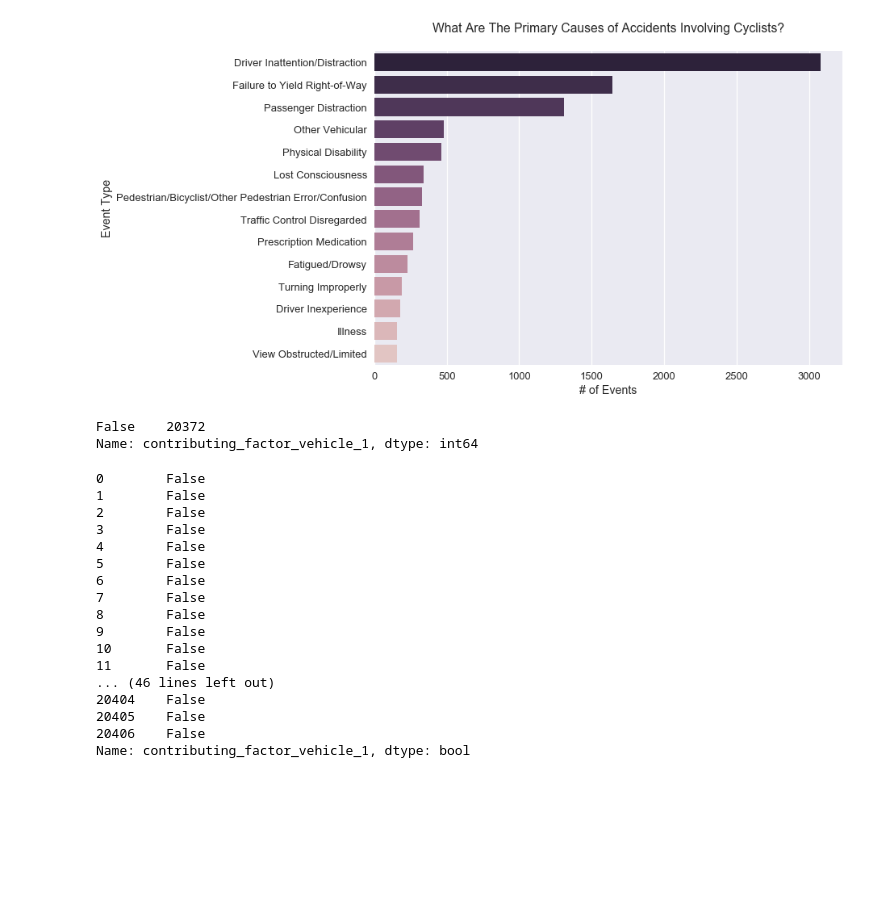
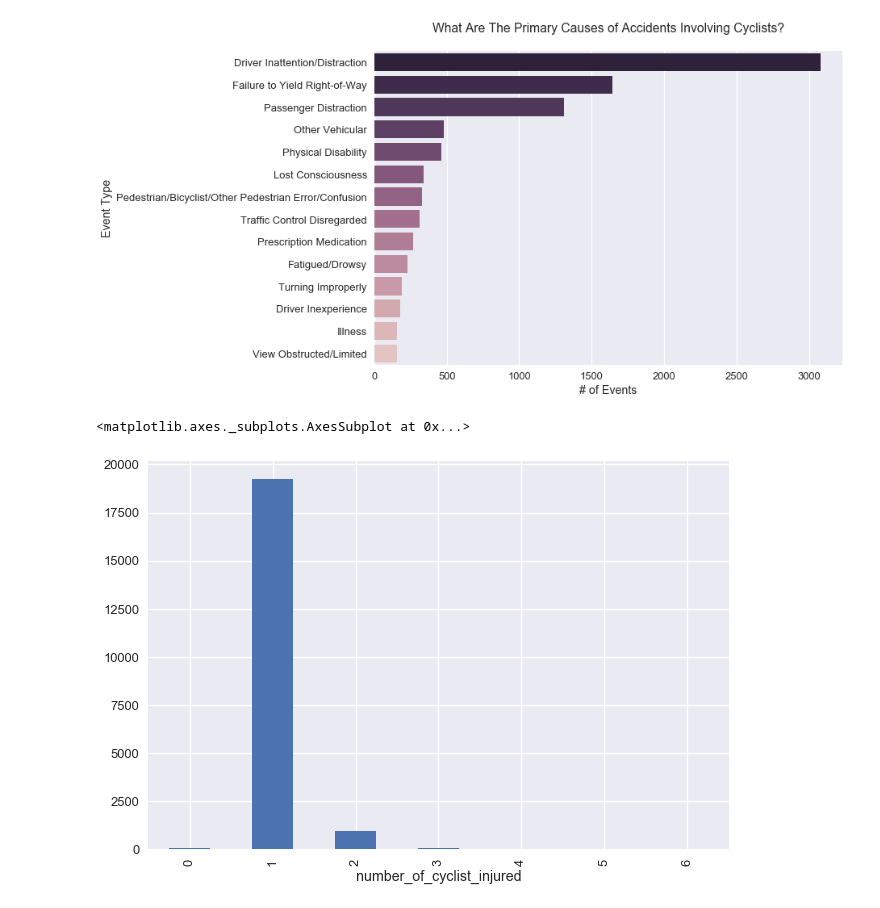
Before and after one commit to jpoles1/bikenyc, a Jupyter notebook: ImportData.ipynb, the cells around one changed output. Drawn from its saved outputs; the diff is of its cells as text; code cells hidden in the pictures; blank space fills up the shorter version.

```diff
--- a/ImportData.ipynb
+++ b/ImportData.ipynb
@@ -117,29 +117,8 @@ _ = sb.barplot(top_cf["unique_key"], top_cf["contributing_factor_vehicle_1"],\
      xlabel='# of Events', ylabel='Event Type')
 # %% [output]
 [figure]
-# %%
-clean_data["contributing_factor_vehicle_1"].isnull().value_counts()
-# %% [output]
-False    20372
-Name: contributing_factor_vehicle_1, dtype: int64
-# %%
-clean_data["number_of_cyclist_killed"]==0
-clean_data["contributing_factor_vehicle_1"].isnull()
-# %% [output]
-0        False
-1        False
-2        False
-3        False
-4        False
-5        False
-6        False
-7        False
-8        False
-9        False
-10       False
-11       False
-... (46 lines left out)
-20404    False
-20405    False
-20406    False
-Name: contributing_factor_vehicle_1, dtype: bool
+# %%
+clean_data.groupby("number_of_cyclist_injured", )["unique_key"].count().plot(kind="bar")
+# %% [output]
+<matplotlib.axes._subplots.AxesSubplot at 0x...>
+[figure, added]
```
Also changed, not shown: parts of 1 cell of this notebook.
